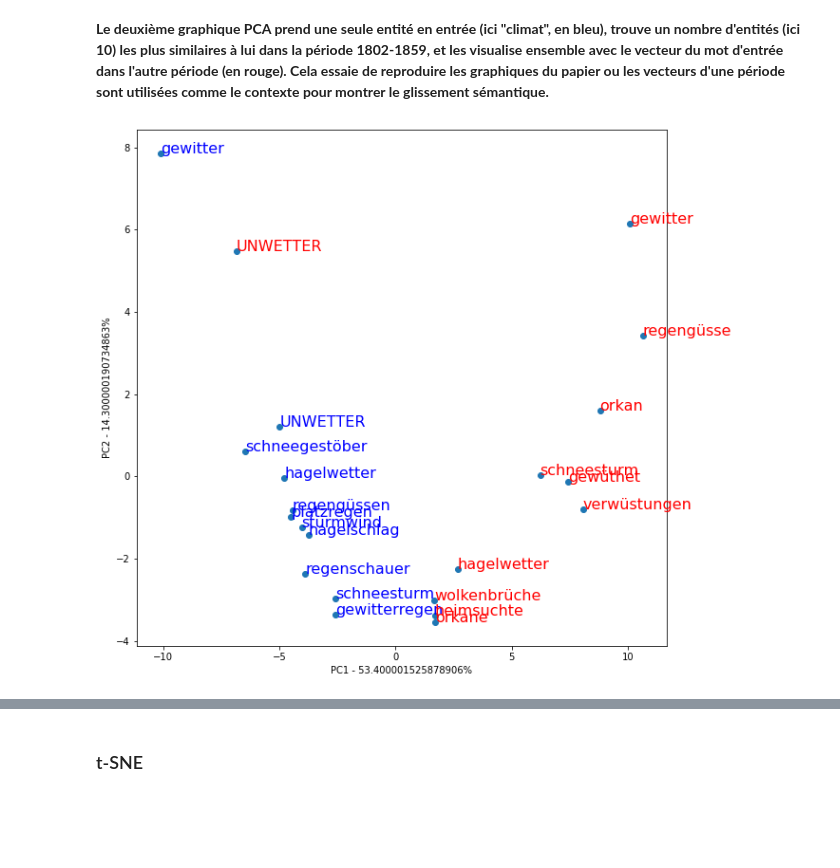
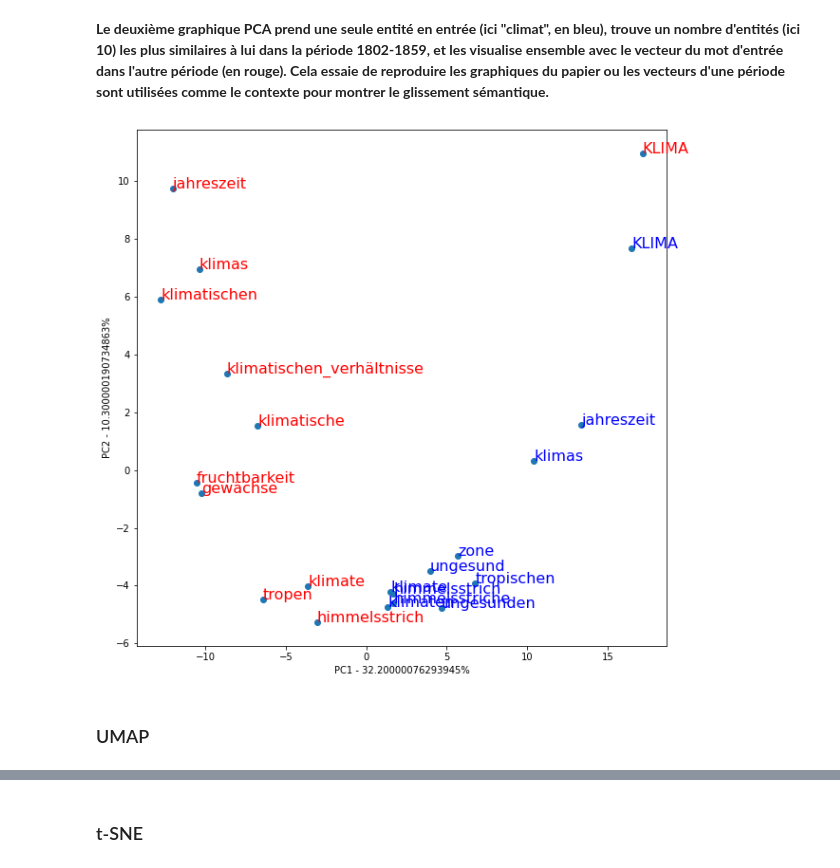
Before and after one commit to krkryger/clim-dist, a Jupyter notebook: notebooks/diachronic_embeddings.ipynb, the cells around one changed output, grey strips where cells are left out. Saved outputs shown, nothing was run; the diff lists cells and outputs as text; code cells hidden in the pictures; blank space fills up the shorter version.

```diff
--- a/notebooks/diachronic_embeddings.ipynb
+++ b/notebooks/diachronic_embeddings.ipynb
@@ -14,8 +15,8 @@ from sklearn.manifold import TSNE
 # %% [markdown]
 #### Importer deux modèles word2vec, le premier pour 1802-1859, le deuxième pour 1860-1888
 # %%
-model_early = gensim.models.keyedvectors.KeyedVectors.load_word2vec_format('../data/models/word2vec_early_270422/keyedvectors.txt')
-model_late = gensim.models.keyedvectors.KeyedVectors.load_word2vec_format('../data/models/word2vec_late_270422/keyedvectors.txt')
+model_early = gensim.models.keyedvectors.KeyedVectors.load_word2vec_format('../data/models/word2vec_early_090522/keyedvectors.txt')
+model_late = gensim.models.keyedvectors.KeyedVectors.load_word2vec_format('../data/models/word2vec_late_090522/keyedvectors.txt')
 # %% [markdown]
 #### Code pour l'alignement des vecteurs provenant de HistWords, légerement modifié
 
@@ -209,6 +206,8 @@ def pca_example_2(word, topn):
 # %% [markdown]
 **Le deuxième graphique PCA prend une seule entité en entrée (ici "climat", en bleu), trouve un nombre d'entités (ici 10) les plus similaires à lui dans la période 1802-1859, et les visualise ensemble avec le vecteur du mot d'entrée dans l'autre période (en rouge). Cela essaie de reproduire les graphiques du papier ou les vecteurs d'une période sont utilisées comme le contexte pour montrer le glissement sémantique.**
 # %%
-pca_example_2('unwetter', 10)
+pca_example_2('klima', 10)
 # %% [output]
-[figure, old version]
+[figure, new version]
+# %% [markdown]
+### UMAP
```
Also changed, not shown: parts of 11 cells of this notebook, 4 other files.
